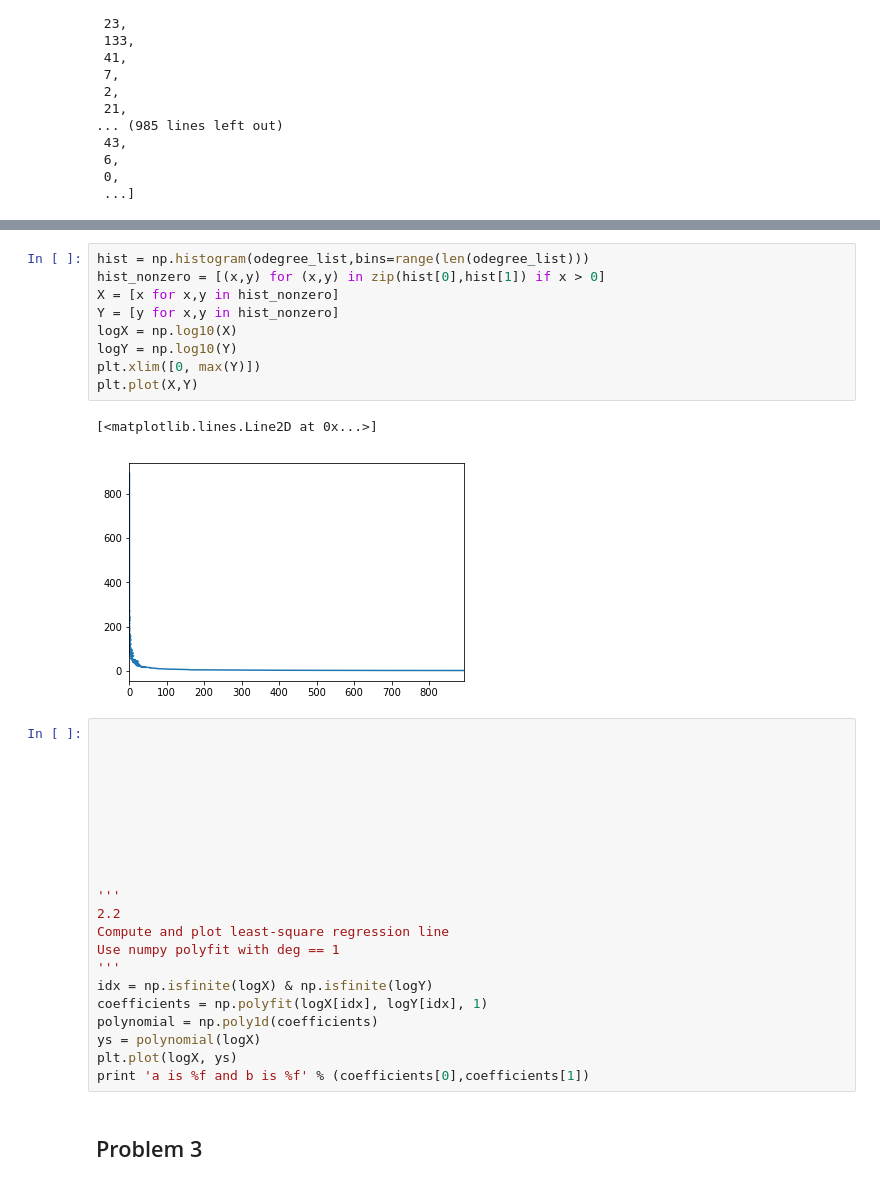
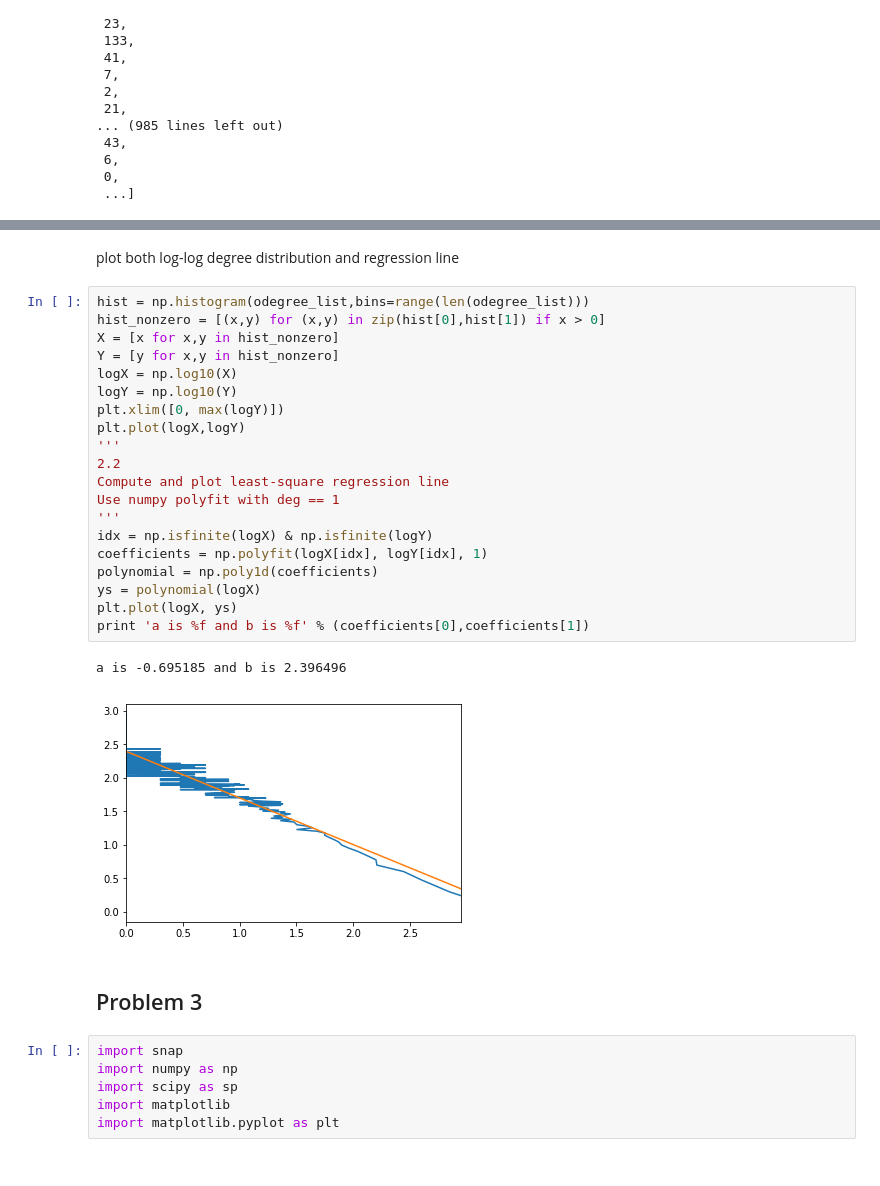
Before and after one commit to Radar-Lei/courses, a Jupyter notebook: CS224W_Analysis_of_Network/hw0.ipynb, the cells around one changed output, grey strips where cells are left out. Saved outputs shown, nothing was run; the diff lists cells and outputs as text.

```diff
--- a/CS224W_Analysis_of_Network/hw0.ipynb
+++ b/CS224W_Analysis_of_Network/hw0.ipynb
@@ -105,35 +142,33 @@ plt.plot(logX,logY)
+# %% [markdown]
+plot both log-log degree distribution and regression line
 # %%
 hist = np.histogram(odegree_list,bins=range(len(odegree_list)))
 hist_nonzero = [(x,y) for (x,y) in zip(hist[0],hist[1]) if x > 0]
 X = [x for x,y in hist_nonzero]
 Y = [y for x,y in hist_nonzero]
 logX = np.log10(X)
 logY = np.log10(Y)
-plt.xlim([0, max(Y)])
-plt.plot(X,Y)
+plt.xlim([0, max(logY)])
+plt.plot(logX,logY)
+'''
+2.2
+Compute and plot least-square regression line
+Use numpy polyfit with deg == 1
+'''
+idx = np.isfinite(logX) & np.isfinite(logY)
+coefficients = np.polyfit(logX[idx], logY[idx], 1)
+polynomial = np.poly1d(coefficients)
+ys = polynomial(logX)
+plt.plot(logX, ys)
+print 'a is %f and b is %f' % (coefficients[0],coefficients[1])
 # %% [output]
-[<matplotlib.lines.Line2D at 0x...>]
+a is -0.695185 and b is 2.396496
-[figure, old version]
+[figure, new version]
-# %%
-
-
-
-
-
-
-
-
-
-'''
-2.2
-Compute and plot least-square regression line
-Use numpy polyfit with deg == 1
-'''
-idx = np.isfinite(logX) & np.isfinite(logY)
-coefficients = np.polyfit(logX[idx], logY[idx], 1)
-polynomial = np.poly1d(coefficients)
-ys = polynomial(logX)
-plt.plot(logX, ys)
-print 'a is %f and b is %f' % (coefficients[0],coefficients[1])
 # %% [markdown]
 ## Problem 3
+# %%
+import snap
+import numpy as np
+import scipy as sp
+import matplotlib
+import matplotlib.pyplot as plt
```
Also changed, not shown: parts of 12 cells of this notebook, 1 other file.
